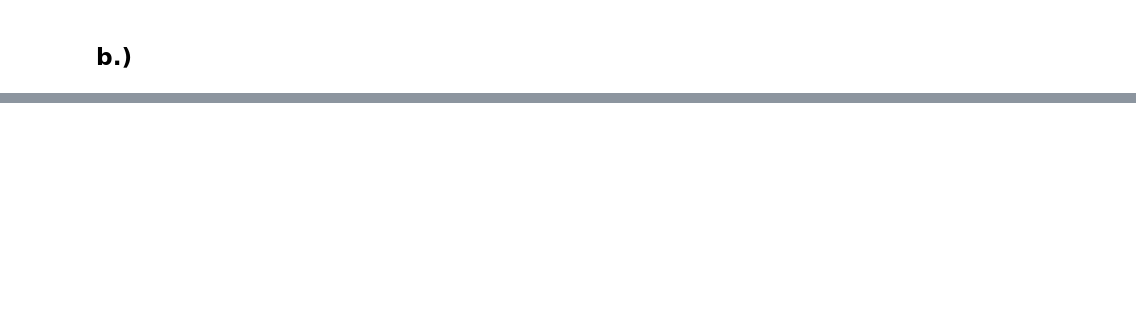
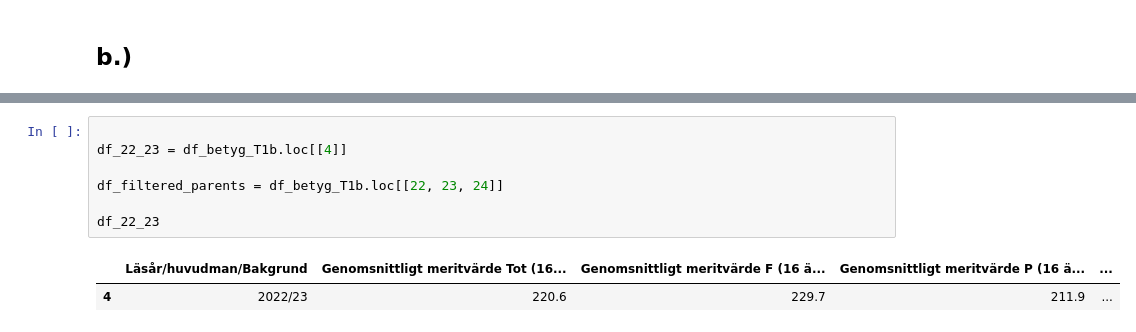
Before and after one commit to Utjiman/Python-Richard-Boden-OPA23, a Jupyter notebook: Labb2/Labb2.ipynb, the cells around one changed output, grey strips where cells are left out. Drawn from its saved outputs; the diff is of its cells as text; blank space fills up the shorter version.

```diff
--- a/Labb2/Labb2.ipynb
+++ b/Labb2/Labb2.ipynb
@@ -214,0 +255,10 @@ fig.show()
+# %%
+
+df_22_23 = df_betyg_T1b.loc[[4]]
+
+df_filtered_parents = df_betyg_T1b.loc[[22, 23, 24]]
+
+df_22_23
+# %% [output]
+|  | Läsår/huvudman/Bakgrund | Genomsnittligt meritvärde Tot (16... | Genomsnittligt meritvärde F (16 ä... | Genomsnittligt meritvärde P (16 ä... | ... |
+| 4 | 2022/23 | 220.6 | 229.7 | 211.9 | ... |
```
Also changed, not shown: parts of 6 cells of this notebook, 4 other files.
